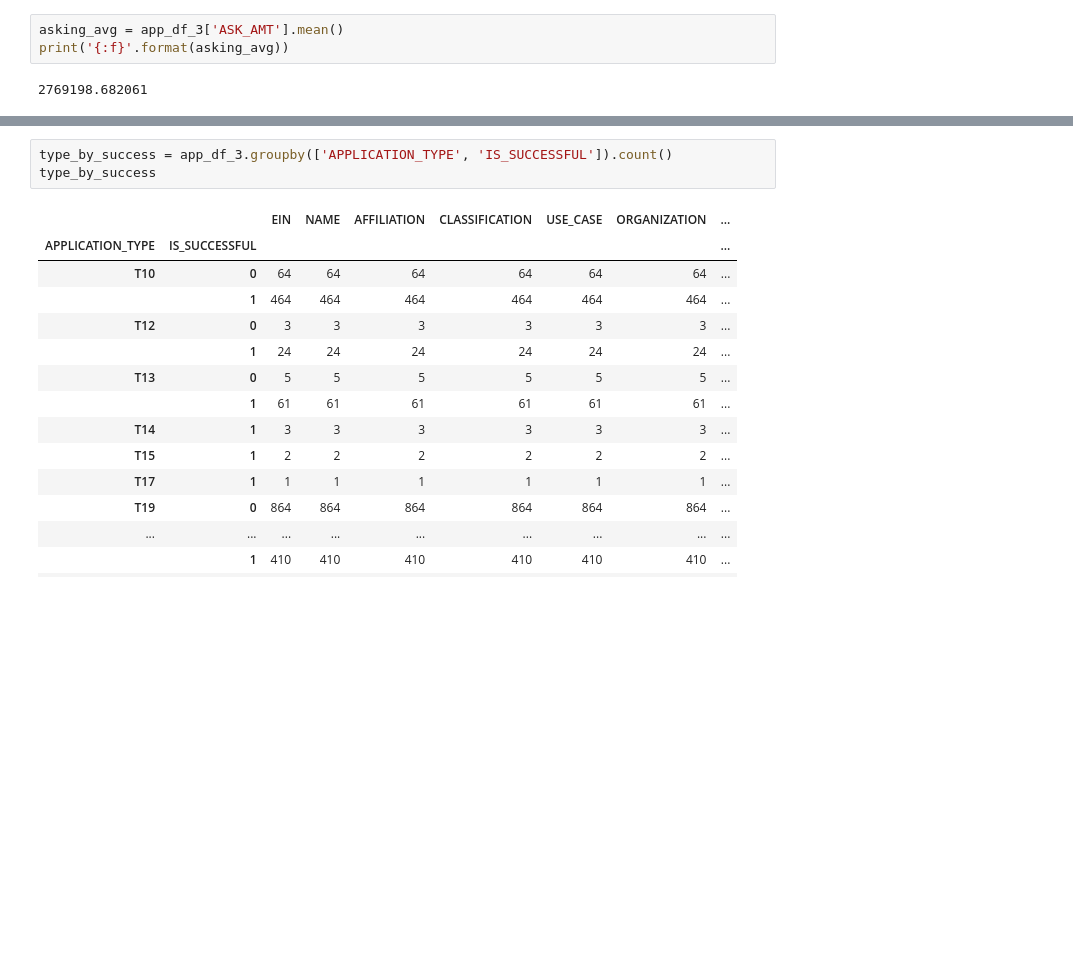
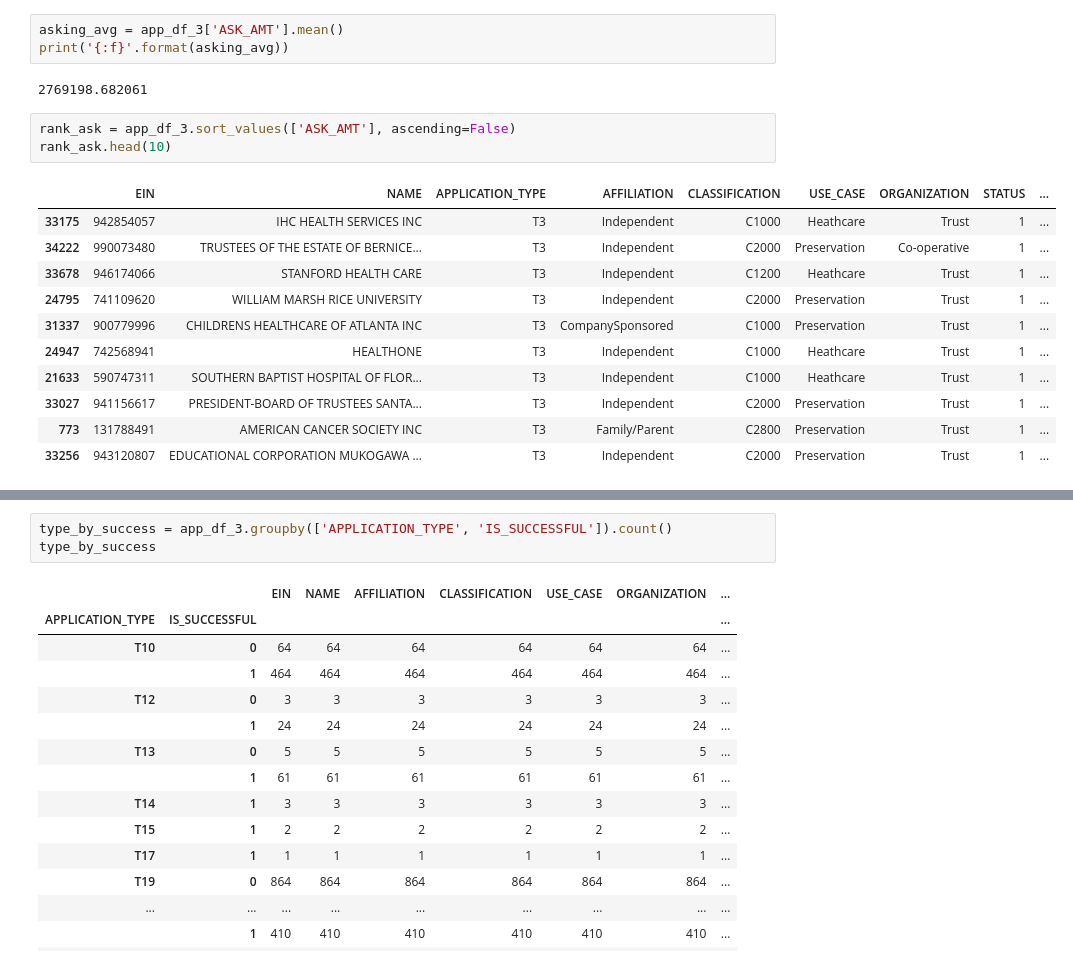
Before and after one commit to juliemcbaker/alphabet_optimization, a Jupyter notebook: AlphabetSoupCharity_Optimization.ipynb, the cells around one changed output, grey strips where cells are left out. Drawn from its saved outputs; the diff is of its cells as text; blank space fills up the shorter version.

```diff
--- a/AlphabetSoupCharity_Optimization.ipynb
+++ b/AlphabetSoupCharity_Optimization.ipynb
@@ -672,3 +674,18 @@ asking_avg = app_df_3['ASK_AMT'].mean()
 print('{:f}'.format(asking_avg))
 # %% [output]
 2769198.682061
+# %%
+rank_ask = app_df_3.sort_values(['ASK_AMT'], ascending=False)
+rank_ask.head(10)
+# %% [output]
+|  | EIN | NAME | APPLICATION_TYPE | AFFILIATION | CLASSIFICATION | USE_CASE | ORGANIZATION | STATUS | ... |
+| 33175 | 942854057 | IHC HEALTH SERVICES INC | T3 | Independent | C1000 | Heathcare | Trust | 1 | ... |
+| 34222 | 990073480 | TRUSTEES OF THE ESTATE OF BERNICE... | T3 | Independent | C2000 | Preservation | Co-operative | 1 | ... |
+| 33678 | 946174066 | STANFORD HEALTH CARE | T3 | Independent | C1200 | Heathcare | Trust | 1 | ... |
+| 24795 | 741109620 | WILLIAM MARSH RICE UNIVERSITY | T3 | Independent | C2000 | Preservation | Trust | 1 | ... |
+| 31337 | 900779996 | CHILDRENS HEALTHCARE OF ATLANTA INC | T3 | CompanySponsored | C1000 | Preservation | Trust | 1 | ... |
+| 24947 | 742568941 | HEALTHONE | T3 | Independent | C1000 | Heathcare | Trust | 1 | ... |
+| 21633 | 590747311 | SOUTHERN BAPTIST HOSPITAL OF FLOR... | T3 | Independent | C1000 | Heathcare | Trust | 1 | ... |
+| 33027 | 941156617 | PRESIDENT-BOARD OF TRUSTEES SANTA... | T3 | Independent | C2000 | Preservation | Trust | 1 | ... |
+| 773 | 131788491 | AMERICAN CANCER SOCIETY INC | T3 | Family/Parent | C2800 | Preservation | Trust | 1 | ... |
+| 33256 | 943120807 | EDUCATIONAL CORPORATION MUKOGAWA ... | T3 | Independent | C2000 | Preservation | Trust | 1 | ... |
```
Also changed, not shown: parts of 10 cells of this notebook.
